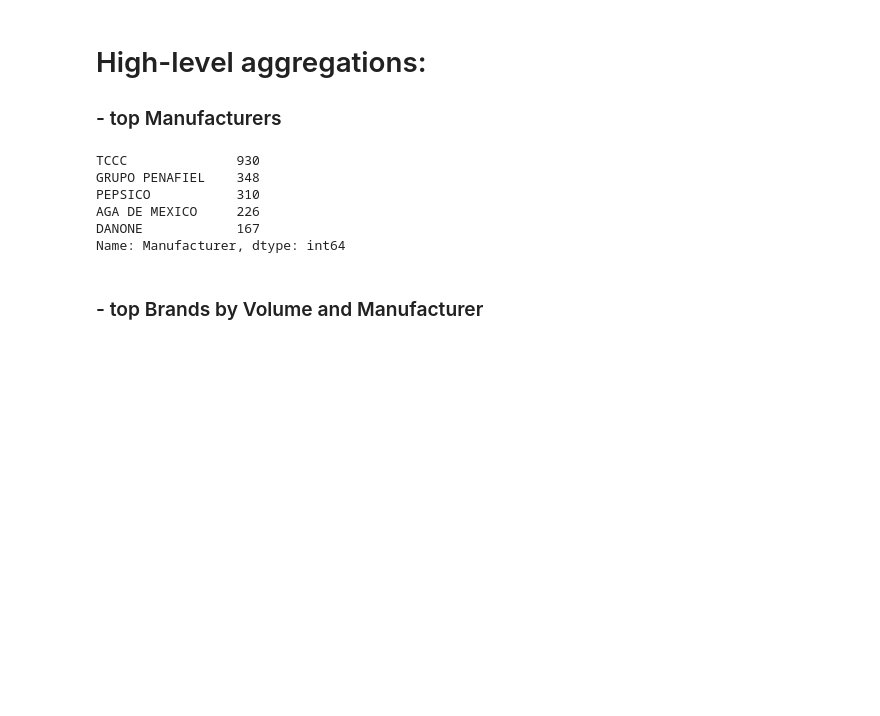
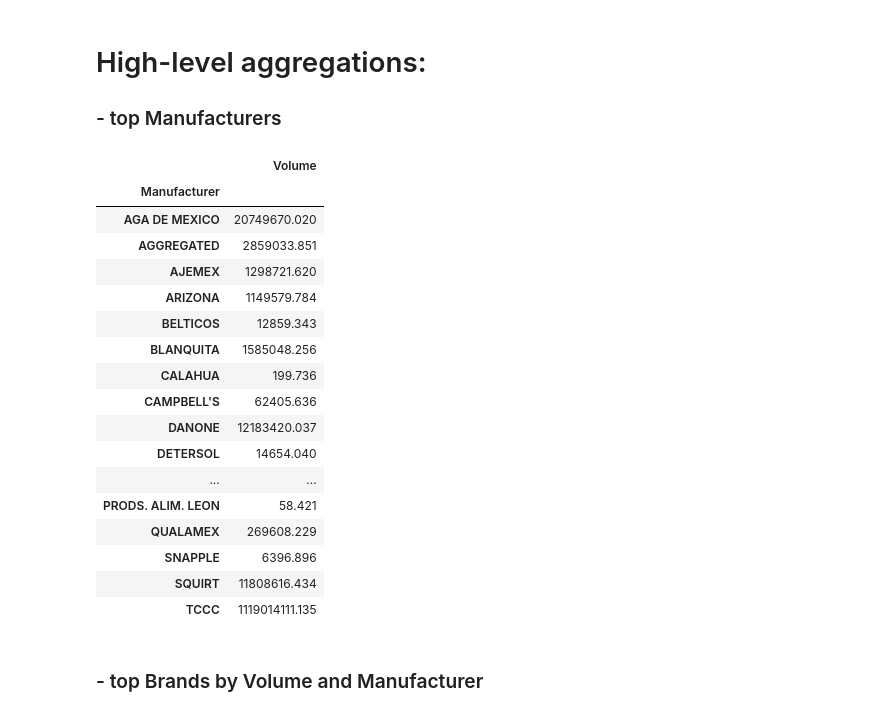
Before and after one commit to BRomanchuk/products-metrics, a Jupyter notebook: eda_products.ipynb, the cells around one changed output. Saved outputs shown, nothing was run; the diff lists cells and outputs as text; code cells hidden in the pictures; blank space fills up the shorter version.

```diff
--- a/eda_products.ipynb
+++ b/eda_products.ipynb
@@ -79,12 +81,24 @@ Index(['BaselineDetailID', 'BaselineID', 'ProductID', 'DistributionUnit',
 # %%
-df['Manufacturer'].value_counts().head()
+df.groupby(['Manufacturer']).agg({'Volume': 'sum'})
 # %% [output]
-TCCC              930
-GRUPO PENAFIEL    348
-PEPSICO           310
-AGA DE MEXICO     226
-DANONE            167
-Name: Manufacturer, dtype: int64
+|  | Volume |
+| Manufacturer |  |
+| AGA DE MEXICO | 20749670.020 |
+| AGGREGATED | 2859033.851 |
+| AJEMEX | 1298721.620 |
+| ARIZONA | 1149579.784 |
+| BELTICOS | 12859.343 |
+| BLANQUITA | 1585048.256 |
+| CALAHUA | 199.736 |
+| CAMPBELL'S | 62405.636 |
+| DANONE | 12183420.037 |
+| DETERSOL | 14654.040 |
+| ... | ... |
+| PRODS. ALIM. LEON | 58.421 |
+| QUALAMEX | 269608.229 |
+| SNAPPLE | 6396.896 |
+| SQUIRT | 11808616.434 |
+| TCCC | 1119014111.135 |
 # %% [markdown]
 ### - top Brands by Volume and Manufacturer
 # %%
```
Also changed, not shown: parts of 28 cells of this notebook.
